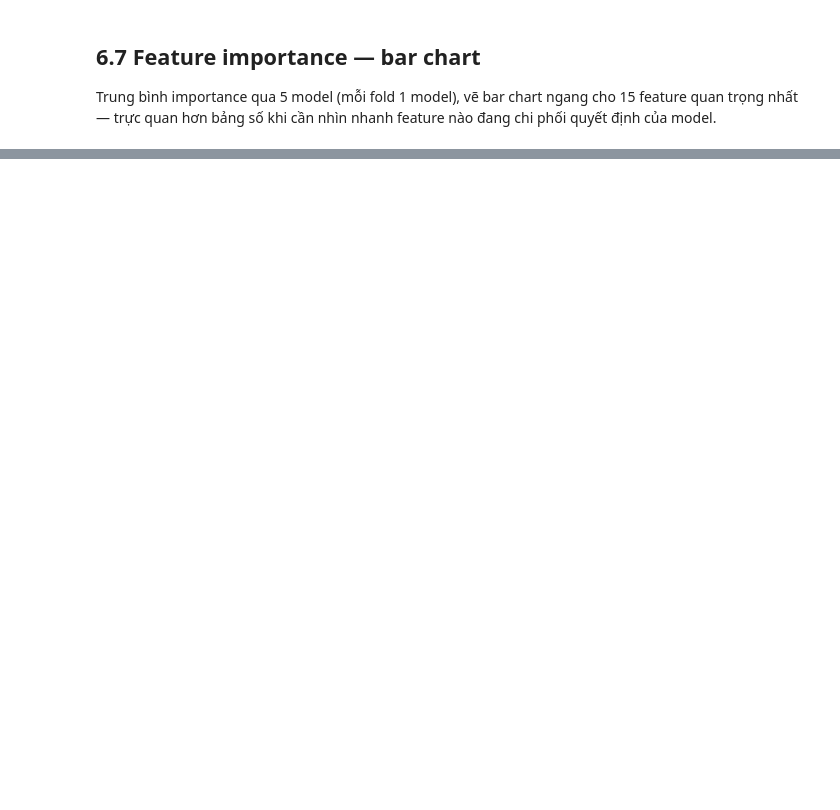
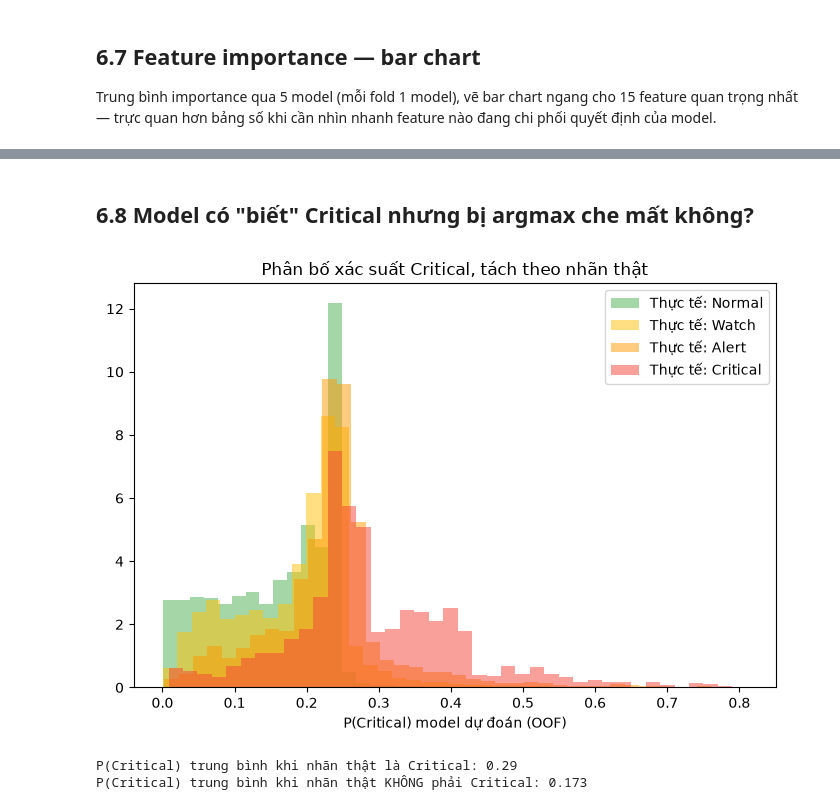
Before and after one commit to YDraGN/respiratory-risk-classifier, a Jupyter notebook: model/model-training-lightgbm.ipynb, the cells around one changed output, grey strips where cells are left out. Drawn from its saved outputs; the diff is of its cells as text; code cells hidden in the pictures; blank space fills up the shorter version.

```diff
--- a/model/model-training-lightgbm.ipynb
+++ b/model/model-training-lightgbm.ipynb
@@ -232,0 +342,35 @@ importance_df.sort_values("mean", ascending=False)[["mean", "std"]]
+# %% [markdown]
+## 6.8 Model có "biết" Critical nhưng bị argmax che mất không?
+# %%
+oof_proba_critical = np.full(len(dev_enc), np.nan)
+
+for k in range(N_FOLDS):
+    va_mask = (fold_id == k).values
+    if va_mask.sum() == 0:
+        continue
+    booster = lgb.Booster(model_file=f"{MODEL_DIR}/fold_{k}.txt")
+    proba = booster.predict(X_dev[va_mask])          # shape (n, 4), cột 3 = P(Critical)
+    oof_proba_critical[va_mask] = proba[:, 3]
+
+fig, ax = plt.subplots(figsize=(7, 5))
+for cls, color in zip(CLASS_NAMES, ["#4CAF50", "#FFC107", "#FF9800", "#F44336"]):
+    mask = (y_dev.values == RISK_ORDER[cls])
+    ax.hist(oof_proba_critical[mask], bins=40, alpha=0.5, label=f"Thực tế: {cls}", color=color, density=True)
+ax.set_xlabel("P(Critical) model dự đoán (OOF)")
+ax.set_title("Phân bố xác suất Critical, tách theo nhãn thật")
+ax.legend()
+plt.tight_layout()
+plt.savefig(f"{MODEL_DIR}/proba_critical_by_true_label.png", dpi=120)
+plt.show()
+
+print("P(Critical) trung bình khi nhãn thật là Critical:", oof_proba_critical[y_dev.values == 3].mean().round(3))
+print("P(Critical) trung bình khi nhãn thật KHÔNG phải Critical:", oof_proba_critical[y_dev.values != 3].mean().round(3))
+
+# Xem model có "nghe" tín hiệu PULSE khi ra quyết định Critical không
+high_pulse_mask = dev_enc["PULSE_max_30m"] > dev_enc["PULSE_max_30m"].quantile(0.75)
+print("P(Critical) trung bình khi PULSE_max_30m cao (top 25%):", oof_proba_critical[high_pulse_mask.values].mean().round(3))
+print("P(Critical) trung bình khi PULSE_max_30m thấp (75% còn lại):", oof_proba_critical[~high_pulse_mask.values].mean().round(3))
+# %% [output]
+[figure, added]
+P(Critical) trung bình khi nhãn thật là Critical: 0.29
+P(Critical) trung bình khi nhãn thật KHÔNG phải Critical: 0.173
```
Also changed, not shown: parts of 15 cells of this notebook, 5 other files.
